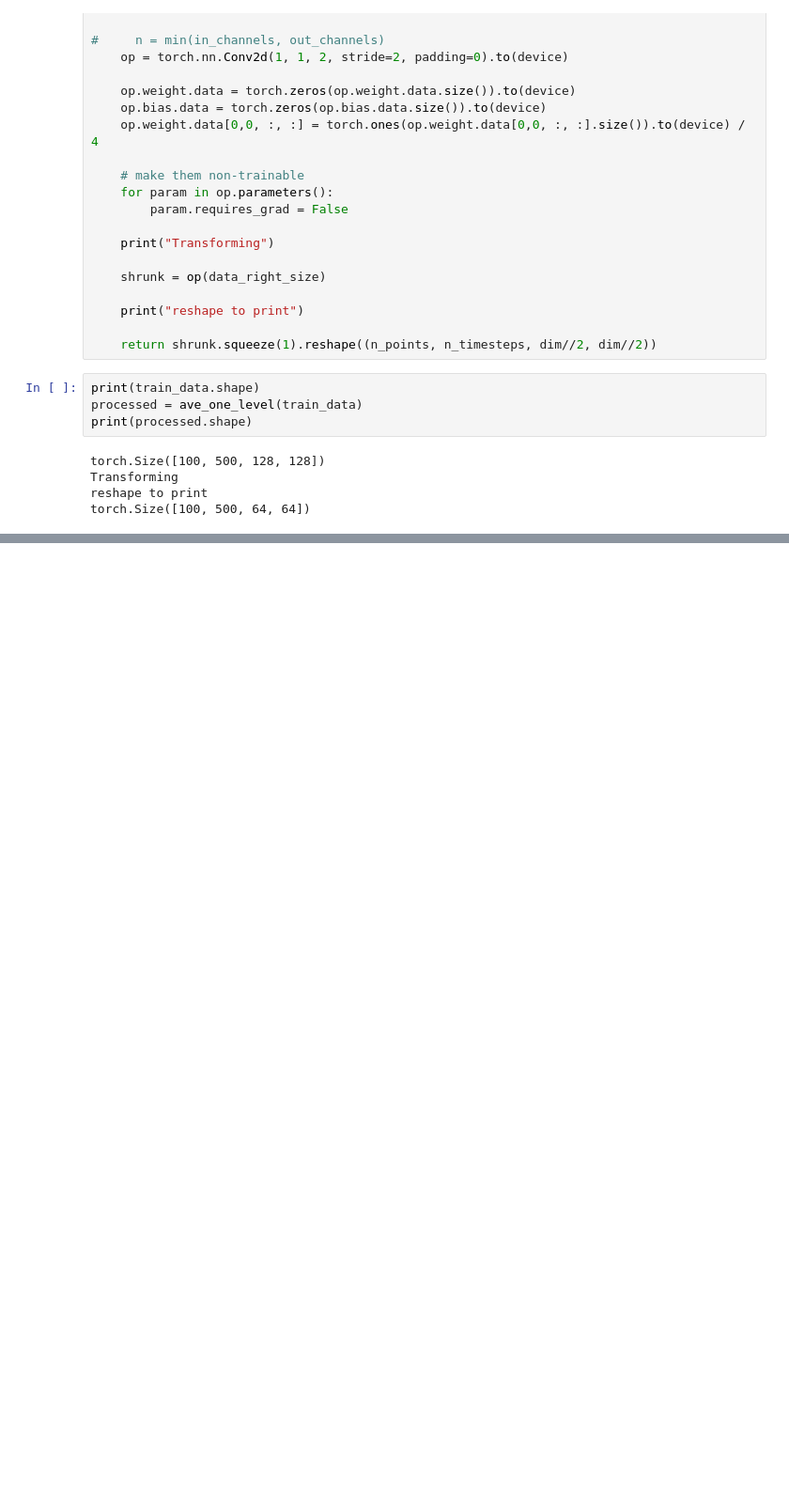
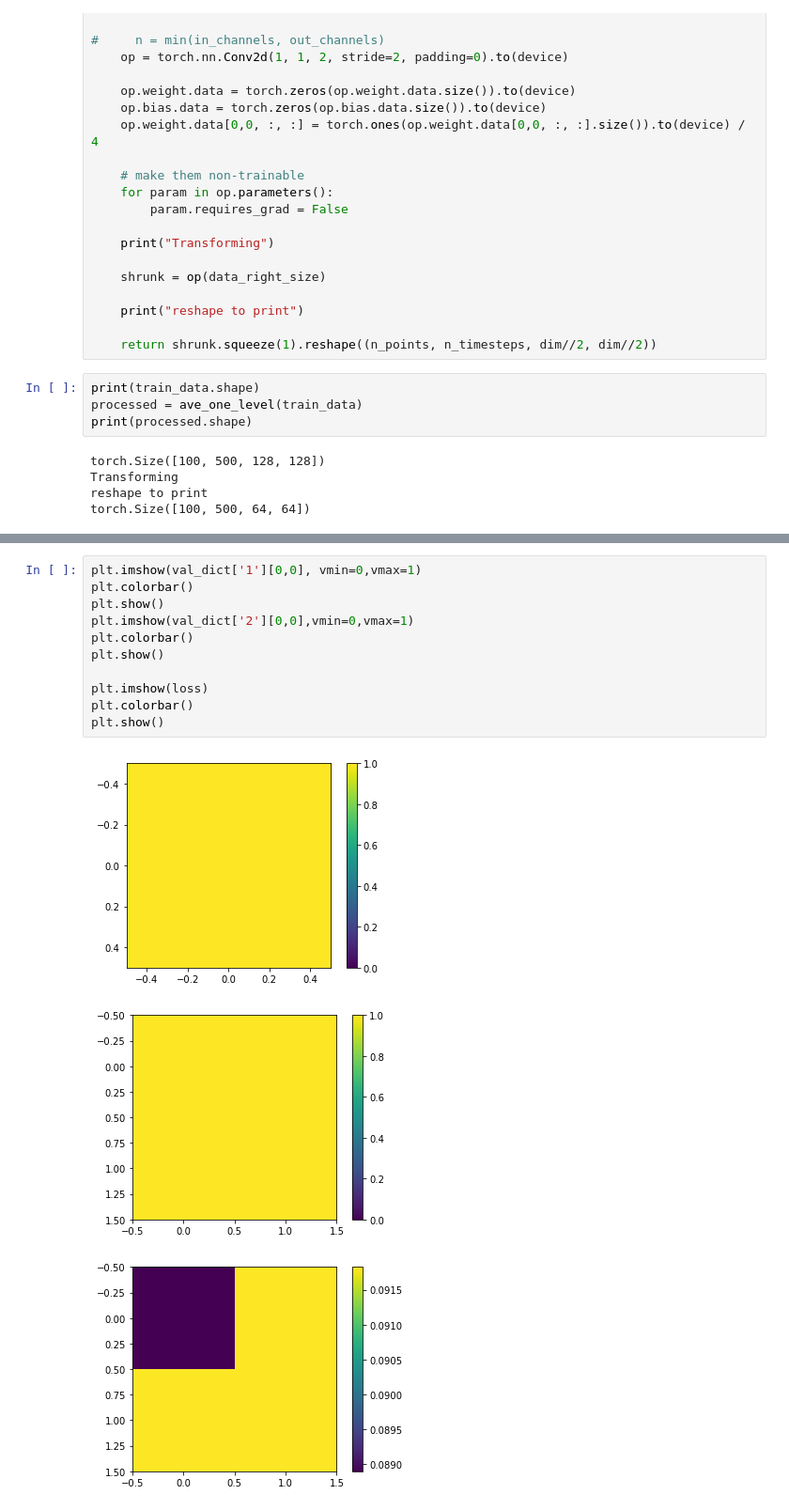
Before and after one commit to KatieJ16/Time_Space_multiscale, a Jupyter notebook: remake/toy2_multiscale_model_fitting.ipynb, the cells around one changed output, grey strips where cells are left out. Shown at 94% size. Drawn from its saved outputs; the diff is of its cells as text; blank space fills up the shorter version.

```diff
--- a/remake/toy2_multiscale_model_fitting.ipynb
+++ b/remake/toy2_multiscale_model_fitting.ipynb
@@ -199,0 +444,15 @@ dict_keys(['128', '64', '32', '16', '8', '4', '2', '1'])
+# %%
+plt.imshow(val_dict['1'][0,0], vmin=0,vmax=1)
+plt.colorbar()
+plt.show()
+plt.imshow(val_dict['2'][0,0],vmin=0,vmax=1)
+plt.colorbar()
+plt.show()
+
+plt.imshow(loss)
+plt.colorbar()
+plt.show()
+# %% [output]
+[figure, added]
+[figure, added]
+[figure, added]
```
Also changed, not shown: parts of 9 cells of this notebook, 3 other files.
